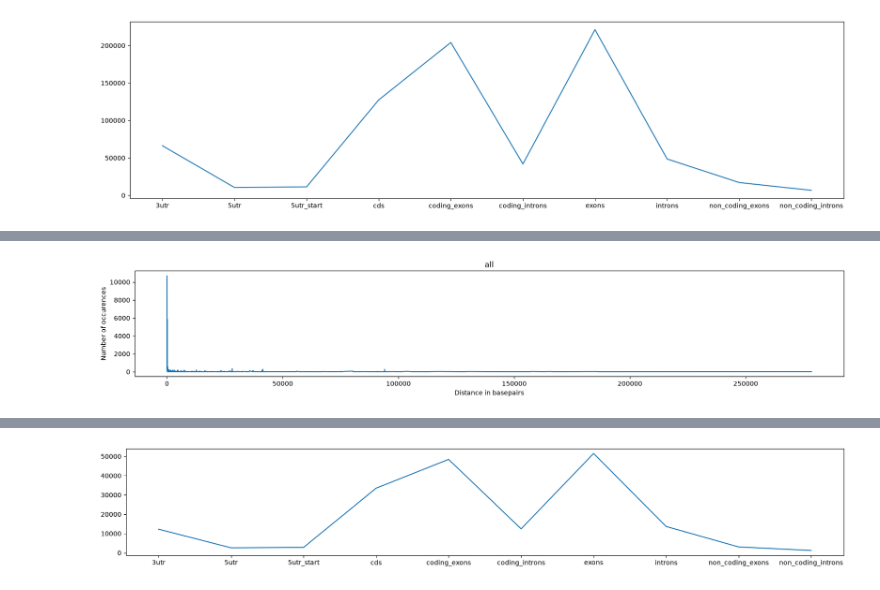
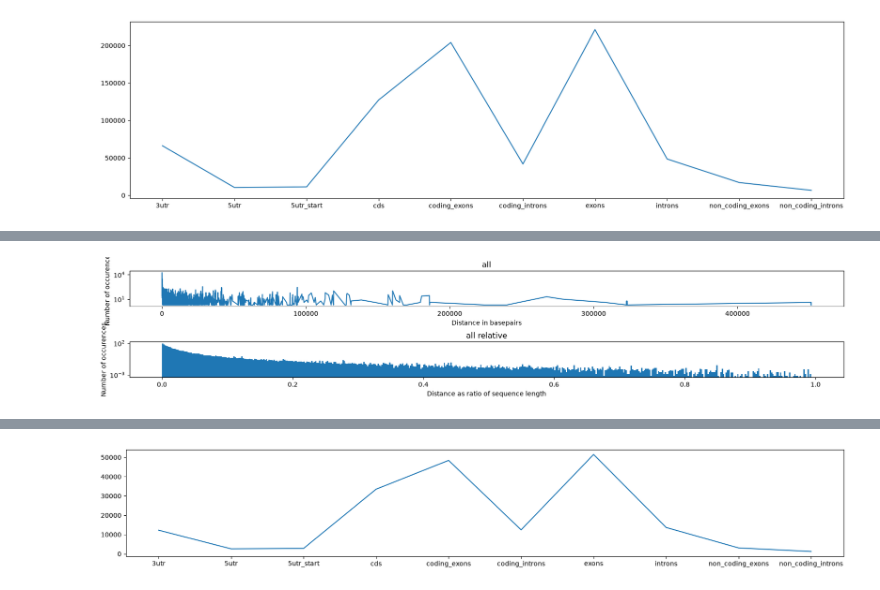
Before and after one commit to estchd/bio-prak, a Jupyter notebook: Praktikum.ipynb, the cells around one changed output, grey strips where cells are left out. Saved outputs shown, nothing was run; the diff lists cells and outputs as text; code cells hidden in the pictures.

```diff
--- a/Praktikum.ipynb
+++ b/Praktikum.ipynb
@@ -233,57 +62,88 @@ Done
 from src.util import load_region_modifications
 from src.files.files import get_files
 import matplotlib.pyplot as plt
+from collections import defaultdict
+from fasta import FASTA
+import sys
 
-distances = {}
+distances = defaultdict(lambda: defaultdict(int))
+relative_distances = defaultdict(list)
 
-def compute_modification_distances(regions):
-    local_distances = {}
+def compute_modification_distances(region):
+    local_distances = defaultdict(int)
 
-    for region in regions.values():
-        modifications = region.modifications
+    modifications = region.modifications
 
-        if len(modifications) < 2:
-            continue
+    if len(modifications) < 2:
+        return local_distances
 
-        for i in range(len(modifications) - 1):
-            first = modifications[i]
-            second = modifications[i + 1]
+    for i in range(len(modifications) - 1):
+        first = modifications[i]
+        second = modifications[i + 1]
 
-            distance = second - first
+        distance = second - first
 
-            if distance in local_distances:
-                local_distances[distance] = local_distances[distance] + 1
-            else:
-                local_distances[distance] = 1
+        local_distances[distance] = local_distances[distance] + 1
 
     return local_distances
 
 for key, file in get_files().get_assembled_region_local_intersects_assembled_files().get_files_dict().items():
-    print("Calculating", key)
+    get_files().get_assembled_region_fasta_files().get_files_dict()[key].open_or_recompute()
+
+    fastaFile = FASTA(get_files().get_assembled_region_fasta_files().get_files_dict()[key].get_possibly_gzip_path())
+
     regions = load_region_modifications(file)
 
-    distances[key] = compute_modification_distances(regions)
+    for entry in fastaFile:
+        region_name = entry.name[:entry.name.find(":")]
 
-all_key_distances = {}
+        if (not region_name in regions) or len(regions[region_name].modifications) == 0:
+            continue
+
+        region_size = len(str(entry.seq))
+
+        region = regions[region_name]
+
+        region_distances = compute_modification_distances(region)
+
+        for distance, count in region_distances.items():
+            distances[key][distance] += count
+
+            relative_distance = distance / region_size
+
+            for _ in range(count):
+                relative_distances[key].append(relative_distance)
+
+all_key_distances = defaultdict(int)
+all_key_relative_distances = []
 
 for key in distances.keys():
     for distance in distances[key]:
-        if distance in all_key_distances:
-            all_key_distances[distance] = all_key_distances[distance] + distances[key][distance]
-        else:
-            all_key_distances[distance] = distances[key][distance]
+        all_key_distances[distance] += distances[key][distance]
+    all_key_relative_distances += relative_distances[key]
 
 distances["all"] = all_key_distances
+relative_distances["all"] = all_key_relative_distances
+
+num_bins = 500
 
 for key in distances.keys():
-    fig, axs = plt.subplots(figsize=(20, 3))
-    axs.set_title(key)
-    axs.set_xlabel("Distance in basepairs")
-    axs.set_ylabel("Number of occurences")
+    fig, axs = plt.subplots(2, figsize=(20, 3))
+    axs[0].set_title(key)
+    axs[0].set_xlabel("Distance in basepairs")
+    axs[0].set_ylabel("Number of occurences")
+    axs[0].set_yscale("log")
     data_tuples = sorted(distances[key].items(), key=lambda data: data[0])
     data_x = [x[0] for x in data_tuples]
     data_y = [x[1] for x in data_tuples]
-    axs.plot(data_x, data_y)
+    axs[0].plot(data_x, data_y)
 
+    axs[1].set_title(key + " relative")
+    axs[1].set_xlabel("Distance as ratio of sequence length")
+    axs[1].set_ylabel("Number of occurences")
+    axs[1].set_yscale("log")
+    axs[1].hist(relative_distances[key], num_bins, density=1)
+
+    fig.subplots_adjust(hspace=1.0)
     fig.show()
 # %% [output]
@@ -317,4 +160,4 @@ Assembling local Intersects for data/regions_intersect_local/region_noncodingint
-[figure, old version]
+[figure, new version]
 # %%
 from fasta import FASTA
 from src.util import load_region_modifications
```
Also changed, not shown: parts of 15 cells of this notebook, 4 other files.
